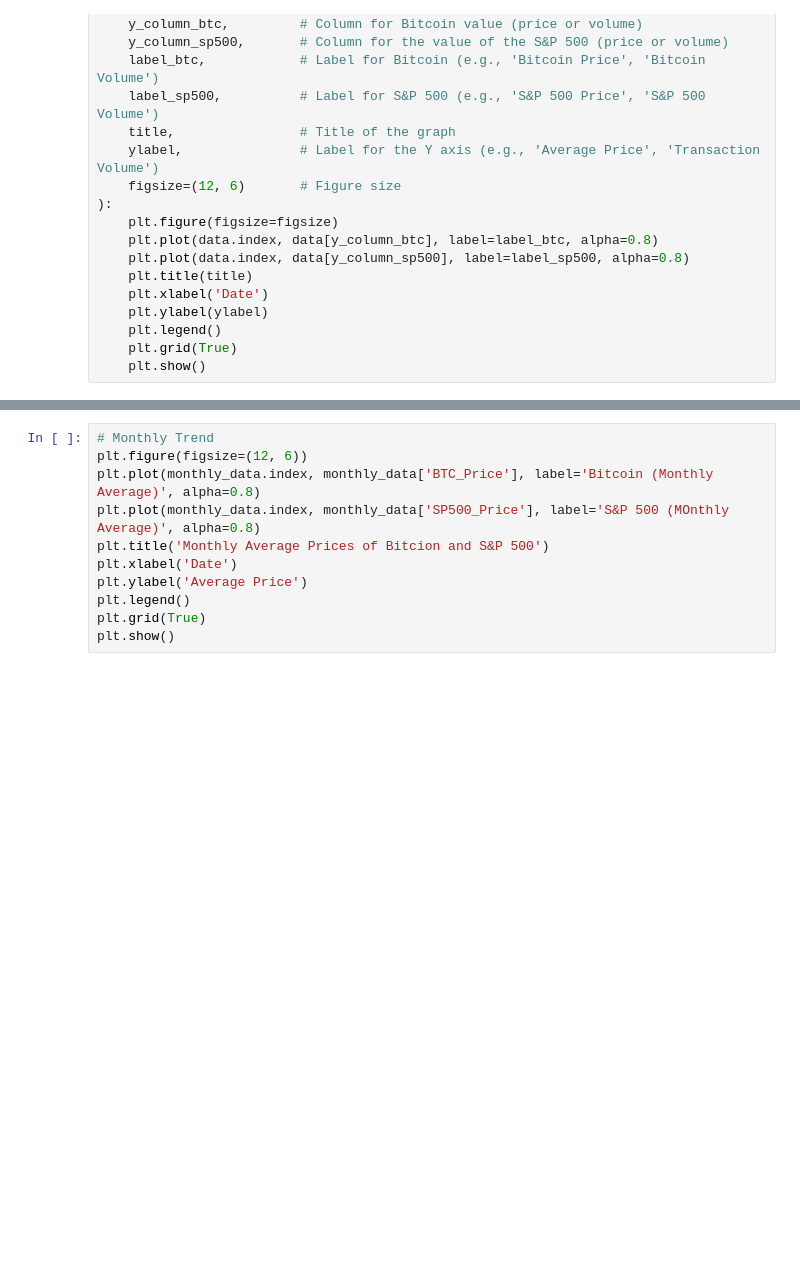
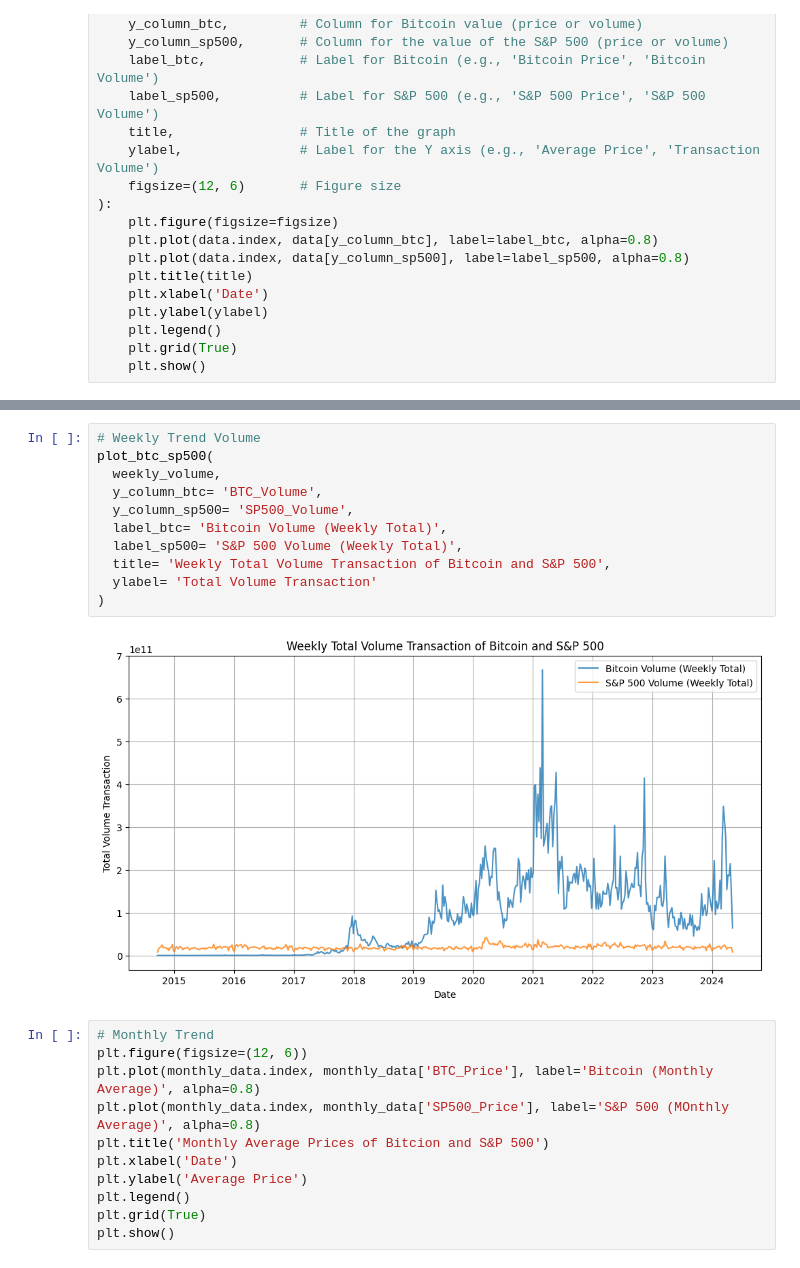
Before and after one commit to AngelDHackerman/BTC-ETH_Data_Analysis, a Jupyter notebook: 4_Temporal_Analysis.ipynb, the cells around one changed output, grey strips where cells are left out. Cells and saved outputs as stored; diff of their text form; blank space fills up the shorter version.

Commit message:
weekly graph volume

```diff
--- a/4_Temporal_Analysis.ipynb
+++ b/4_Temporal_Analysis.ipynb
@@ -133,6 +133,19 @@ plot_btc_sp500(
 )
 # %% [output]
 [figure]
+# %%
+# Weekly Trend Volume
+plot_btc_sp500(
+  weekly_volume,
+  y_column_btc= 'BTC_Volume',
+  y_column_sp500= 'SP500_Volume',
+  label_btc= 'Bitcoin Volume (Weekly Total)',
+  label_sp500= 'S&P 500 Volume (Weekly Total)',
+  title= 'Weekly Total Volume Transaction of Bitcoin and S&P 500',
+  ylabel= 'Total Volume Transaction'
+)
+# %% [output]
+[figure, added]
 # %%
 # Monthly Trend
 plt.figure(figsize=(12, 6))
```
Also changed, not shown: parts of 1 cell of this notebook.
